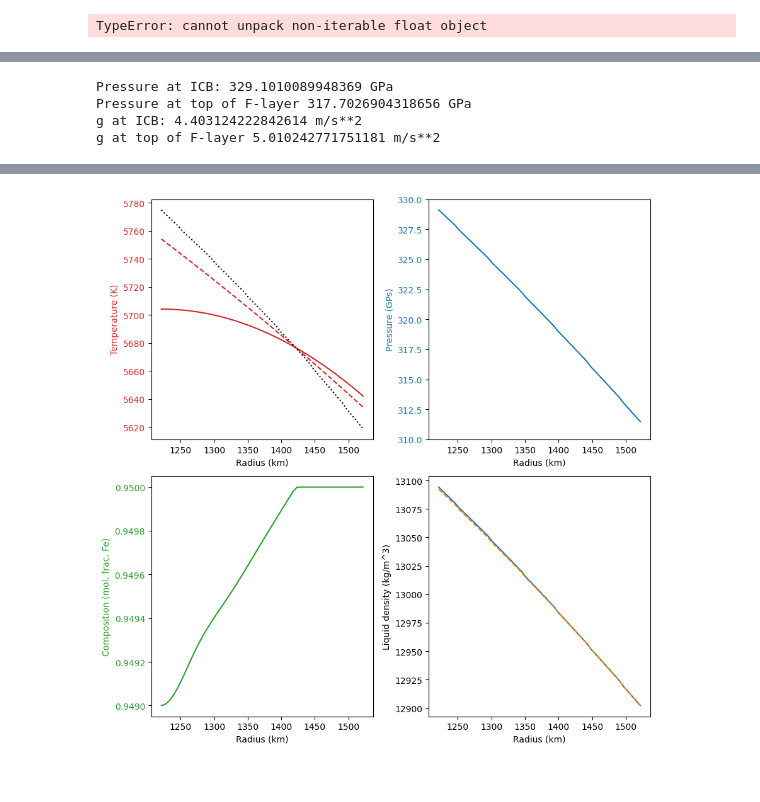
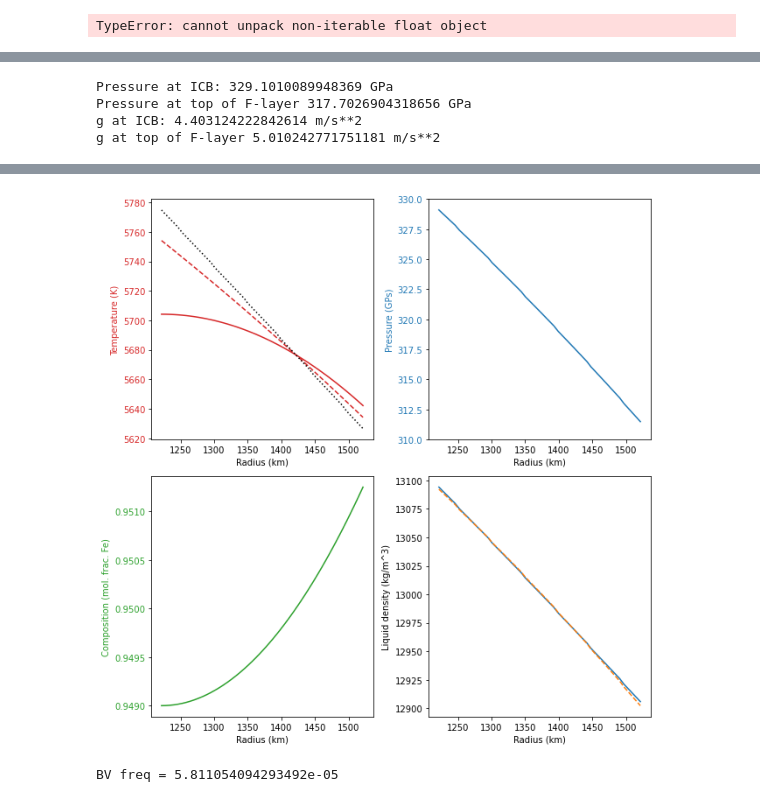
Before and after one commit to andreww/slurry, a Jupyter notebook: singe-step.ipynb, the cells around one changed output, grey strips where cells are left out. Cells and saved outputs as stored; diff of their text form; code cells hidden in the pictures.

```diff
--- a/singe-step.ipynb
+++ b/singe-step.ipynb
@@ -307,5 +297,7 @@ def get_poly_t_func(r_icb, r_ftop, t_icb, t_ftop):
         return t
     return poly_t_func
 # %%
-tfunc = get_poly_t_func(r_icb, r_flayer_top, adiabatic_temperature_function(r_icb)-50.0, adiabatic_temperature_function(r_flayer_top))
+temperature_function = layer_setup.fit_quad_func_boundaries(r_icb, r_flayer_top, adiabatic_temperature_function(r_icb)-50.0, adiabatic_temperature_function(r_flayer_top))
+# %%
+composition_function = layer_setup.fit_quad_func_boundaries(r_icb, r_flayer_top, 0.949, xfe_outer_core)
 # %%
@@ -347,7 +339,7 @@ fig, [[ax1, ax2], [ax3, ax4]] = plt.subplots(ncols=2, nrows=2, figsize=(9,9), ti
 color = 'tab:red'
 ax1.set_xlabel('Radius (km)')
 ax1.set_ylabel('Temperature (K)', color=color)
-ax1.plot(rs/1000.0, tfunc(rs), color=color)
+ax1.plot(rs/1000.0, temperature_function(rs), color=color)
 ax1.plot(rs/1000.0, adiabatic_temperature_function(rs), color=color, ls='--')
 ax1.plot(rs/1000.0, tl, color='k', ls=':')
 
@@ -387,3 +379,9 @@ Liquid density at top of F-layer 12902.300312084477 Kg/m^3
 Liquid density along adiabat at ICB: 13092.292163636042 Kg/m^3
 Liquid density along adiabat at top of F-layer 12902.300312084477 Kg/m^3
-[figure, old version]
+[figure, new version]
+# %%
+Nbv, N2 = layer_setup.estimate_brunt_vaisala_frequency(r_flayer_top, r_icb, temperature_function, adiabatic_temperature_function,
+                                             composition_function, gravity_function, pressure_function)
+print(f"BV freq = {Nbv}")
+# %% [output]
+BV freq = 5.811054094293492e-05
```
Also changed, not shown: parts of 12 cells of this notebook.
